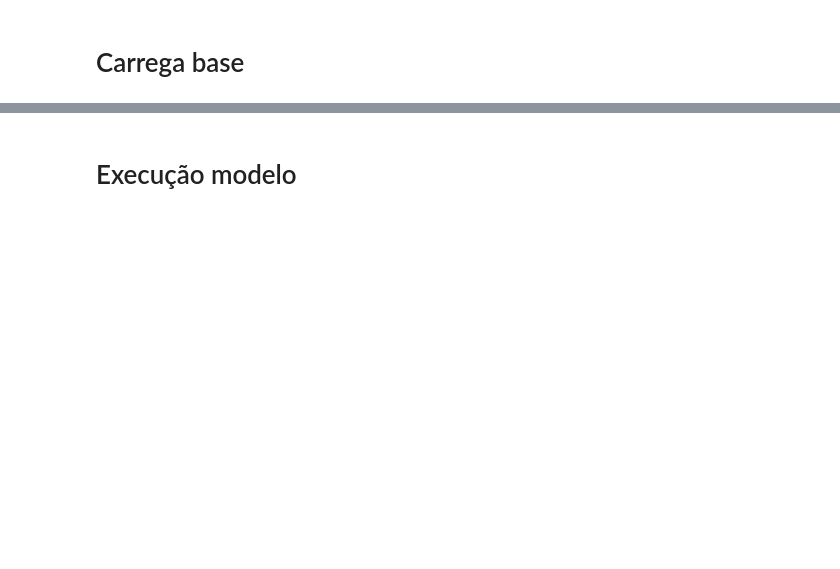
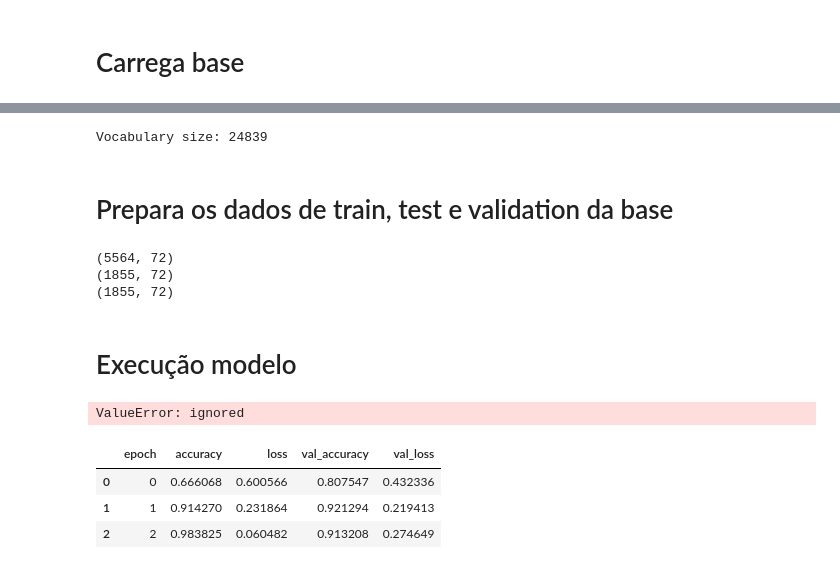
Before and after one commit to LuanPCunha/TCC, a Jupyter notebook: Treinamento_BiLSTM.ipynb, the cells around one changed output, grey strips where cells are left out. Cells and saved outputs as stored; diff of their text form; code cells hidden in the pictures; blank space fills up the shorter version.

```diff
--- a/Treinamento_BiLSTM.ipynb
+++ b/Treinamento_BiLSTM.ipynb
@@ -99,0 +112,9 @@ MATRIZ_CBOW_300_BASE_2 = loadtxt("/content/drive/MyDrive/TCC/dados/word_embeddin
+# %%
+# Pega a quantidade de palavras únicas dos tweets de toda a base
+_, text_tokenizer = tokenize(tweets['text'])
+text_vocab_size = len(text_tokenizer.word_index)
+print("Vocabulary size:", text_vocab_size)
+# %% [output]
+Vocabulary size: 24839
+# %% [markdown]
+# Prepara os dados de train, test e validation da base
@@ -100,2 +140,27 @@ MATRIZ_CBOW_300_BASE_2 = loadtxt("/content/drive/MyDrive/TCC/dados/word_embeddin
+# %%
+# Dados train
+Y_TRAIN = base_train['label']
+base_train.drop(['label'], axis='columns', inplace=True)
+X_TRAIN = base_train.to_numpy()
+
+# Dados test
+Y_TEST = base_test['label']
+base_test.drop(['label'], axis='columns', inplace=True)
+X_TEST = base_test.to_numpy()
+
+# Dados validation
+Y_VAL = base_val['label']
+base_val.drop(['label'], axis='columns', inplace=True)
+X_VAL = base_val.to_numpy()
+
+max_text_length = X_TRAIN.shape[1]
+
+print(X_TRAIN.shape)
+print(X_TEST.shape)
+print(X_VAL.shape)
+# %% [output]
+(5564, 72)
+(1855, 72)
+(1855, 72)
 # %% [markdown]
 # Execução modelo
@@ -179,5 +227,14 @@ def train_model(input_data, output_label, embedding_dimen, batch_size, epochs, v
 # %%
-# history, model1, x_test, y_test, ra_val, scores, csv_logger = train_model(input_data, output_label, EMBEDDING_DIMENSION, 32, 5, 0.2, 0.001, 'Nadam', 0.2)
-# print(scores)
+history, model1, ra_val, scores, csv_logger = train_model(EMBEDDING_DIMENSION, 32, 10, 0.001, 'Nadam', 0.2)
+# %% [output]
+ValueError: ignored
+# %%
+my_log = pd.read_csv('log.csv',sep=';')
+my_log
+# %% [output]
+|  | epoch | accuracy | loss | val_accuracy | val_loss |
+| 0 | 0 | 0.666068 | 0.600566 | 0.807547 | 0.432336 |
+| 1 | 1 | 0.914270 | 0.231864 | 0.921294 | 0.219413 |
+| 2 | 2 | 0.983825 | 0.060482 | 0.913208 | 0.274649 |
 # %%
 # plot dos gráficos
```
Also changed, not shown: parts of 22 cells of this notebook.
